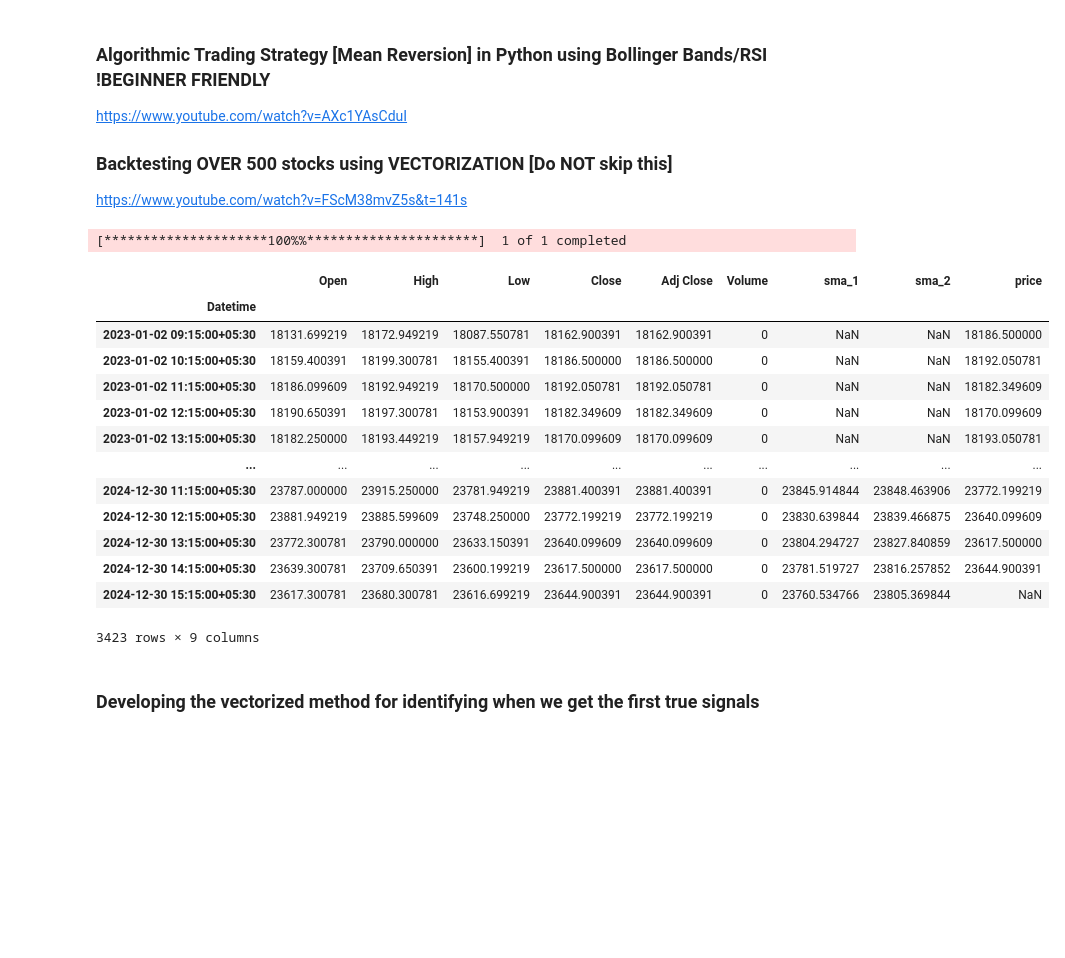
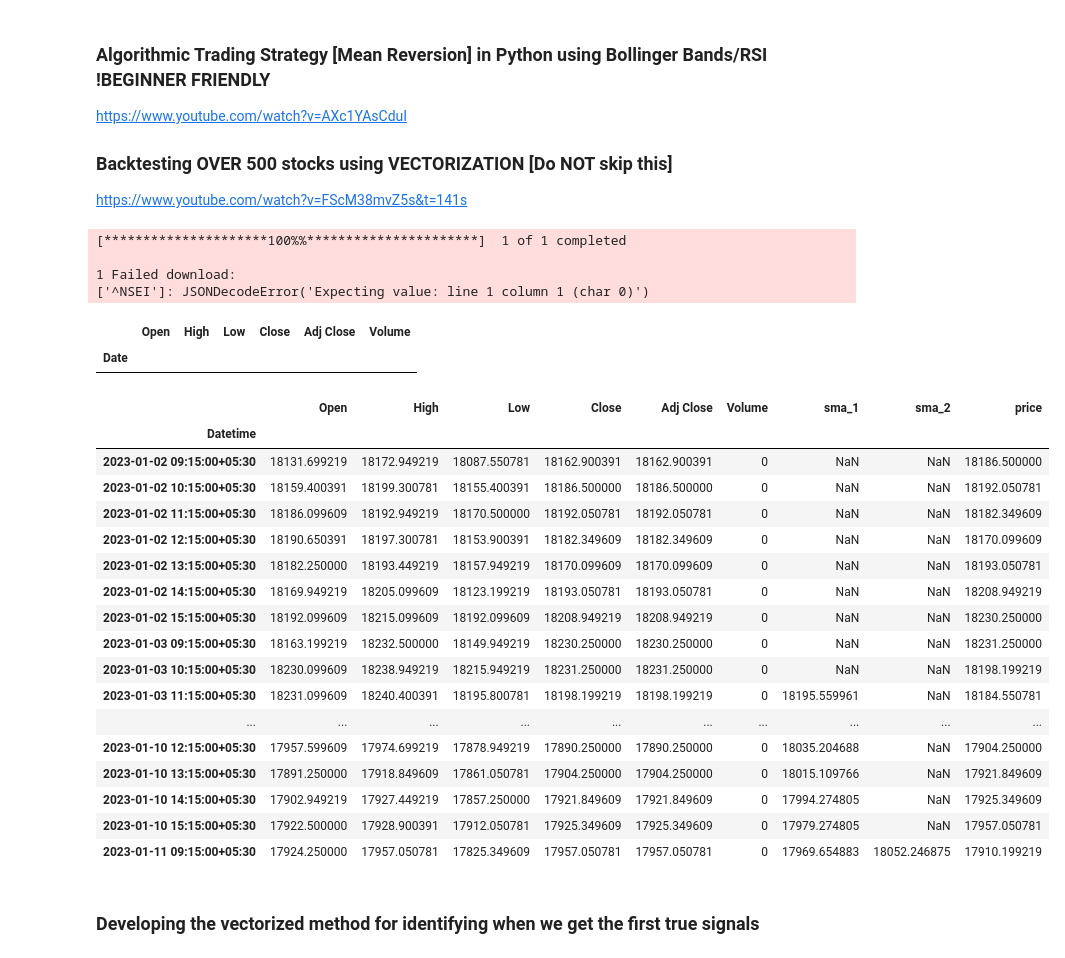
Before and after one commit to Rigava/Load-Nifty-Data, a Jupyter notebook: MonteCarlo/generate_data.ipynb, the cells around one changed output. Drawn from its saved outputs; the diff is of its cells as text; code cells hidden in the pictures; blank space fills up the shorter version.

```diff
--- a/MonteCarlo/generate_data.ipynb
+++ b/MonteCarlo/generate_data.ipynb
@@ -11,29 +11,39 @@ https://www.youtube.com/watch?v=FScM38mvZ5s&t=141s
 import pandas as pd
 # %%
 import yfinance as yf
-data= yf.download("^NSEI",start="2023-01-01" , interval="1h")
-data['sma_1']=data['Close'].rolling(window=10).mean()
-data['sma_2']=data['Close'].rolling(window=50).mean()
+data= yf.download("^NSEI",start="2023-01-02" ,end=None, interval="1h")
+data
+# data['sma_1']=data['Close'].rolling(window=10).mean()
+# data['sma_2']=data['Close'].rolling(window=50).mean()
 # %% [output]
 [*********************100%%**********************]  1 of 1 completed
+
+1 Failed download:
+['^NSEI']: JSONDecodeError('Expecting value: line 1 column 1 (char 0)')
+|  | Open | High | Low | Close | Adj Close | Volume |
+| Date |  |  |  |  |  |  |
 # %%
 data['price']= data['Close'].shift(-1)
-data
+data[:50]
 # %% [output]
 |  | Open | High | Low | Close | Adj Close | Volume | sma_1 | sma_2 | price |
 | Datetime |  |  |  |  |  |  |  |  |  |
 | 2023-01-02 09:15:00+05:30 | 18131.699219 | 18172.949219 | 18087.550781 | 18162.900391 | 18162.900391 | 0 | NaN | NaN | 18186.500000 |
 | 2023-01-02 10:15:00+05:30 | 18159.400391 | 18199.300781 | 18155.400391 | 18186.500000 | 18186.500000 | 0 | NaN | NaN | 18192.050781 |
 | 2023-01-02 11:15:00+05:30 | 18186.099609 | 18192.949219 | 18170.500000 | 18192.050781 | 18192.050781 | 0 | NaN | NaN | 18182.349609 |
 | 2023-01-02 12:15:00+05:30 | 18190.650391 | 18197.300781 | 18153.900391 | 18182.349609 | 18182.349609 | 0 | NaN | NaN | 18170.099609 |
 | 2023-01-02 13:15:00+05:30 | 18182.250000 | 18193.449219 | 18157.949219 | 18170.099609 | 18170.099609 | 0 | NaN | NaN | 18193.050781 |
+| 2023-01-02 14:15:00+05:30 | 18169.949219 | 18205.099609 | 18123.199219 | 18193.050781 | 18193.050781 | 0 | NaN | NaN | 18208.949219 |
+| 2023-01-02 15:15:00+05:30 | 18192.099609 | 18215.099609 | 18192.099609 | 18208.949219 | 18208.949219 | 0 | NaN | NaN | 18230.250000 |
+| 2023-01-03 09:15:00+05:30 | 18163.199219 | 18232.500000 | 18149.949219 | 18230.250000 | 18230.250000 | 0 | NaN | NaN | 18231.250000 |
+| 2023-01-03 10:15:00+05:30 | 18230.099609 | 18238.949219 | 18215.949219 | 18231.250000 | 18231.250000 | 0 | NaN | NaN | 18198.199219 |
+| 2023-01-03 11:15:00+05:30 | 18231.099609 | 18240.400391 | 18195.800781 | 18198.199219 | 18198.199219 | 0 | 18195.559961 | NaN | 18184.550781 |
 | ... | ... | ... | ... | ... | ... | ... | ... | ... | ... |
-| 2024-12-30 11:15:00+05:30 | 23787.000000 | 23915.250000 | 23781.949219 | 23881.400391 | 23881.400391 | 0 | 23845.914844 | 23848.463906 | 23772.199219 |
-| 2024-12-30 12:15:00+05:30 | 23881.949219 | 23885.599609 | 23748.250000 | 23772.199219 | 23772.199219 | 0 | 23830.639844 | 23839.466875 | 23640.099609 |
-| 2024-12-30 13:15:00+05:30 | 23772.300781 | 23790.000000 | 23633.150391 | 23640.099609 | 23640.099609 | 0 | 23804.294727 | 23827.840859 | 23617.500000 |
-| 2024-12-30 14:15:00+05:30 | 23639.300781 | 23709.650391 | 23600.199219 | 23617.500000 | 23617.500000 | 0 | 23781.519727 | 23816.257852 | 23644.900391 |
-| 2024-12-30 15:15:00+05:30 | 23617.300781 | 23680.300781 | 23616.699219 | 23644.900391 | 23644.900391 | 0 | 23760.534766 | 23805.369844 | NaN |
+| 2023-01-10 12:15:00+05:30 | 17957.599609 | 17974.699219 | 17878.949219 | 17890.250000 | 17890.250000 | 0 | 18035.204688 | NaN | 17904.250000 |
+| 2023-01-10 13:15:00+05:30 | 17891.250000 | 17918.849609 | 17861.050781 | 17904.250000 | 17904.250000 | 0 | 18015.109766 | NaN | 17921.849609 |
+| 2023-01-10 14:15:00+05:30 | 17902.949219 | 17927.449219 | 17857.250000 | 17921.849609 | 17921.849609 | 0 | 17994.274805 | NaN | 17925.349609 |
+| 2023-01-10 15:15:00+05:30 | 17922.500000 | 17928.900391 | 17912.050781 | 17925.349609 | 17925.349609 | 0 | 17979.274805 | NaN | 17957.050781 |
+| 2023-01-11 09:15:00+05:30 | 17924.250000 | 17957.050781 | 17825.349609 | 17957.050781 | 17957.050781 | 0 | 17969.654883 | 18052.246875 | 17910.199219 |
-3423 rows × 9 columns
 # %%
 import plotly.graph_objects as go
 fig = go.Figure()
```
Also changed, not shown: parts of 23 cells of this notebook, 51 other files.
